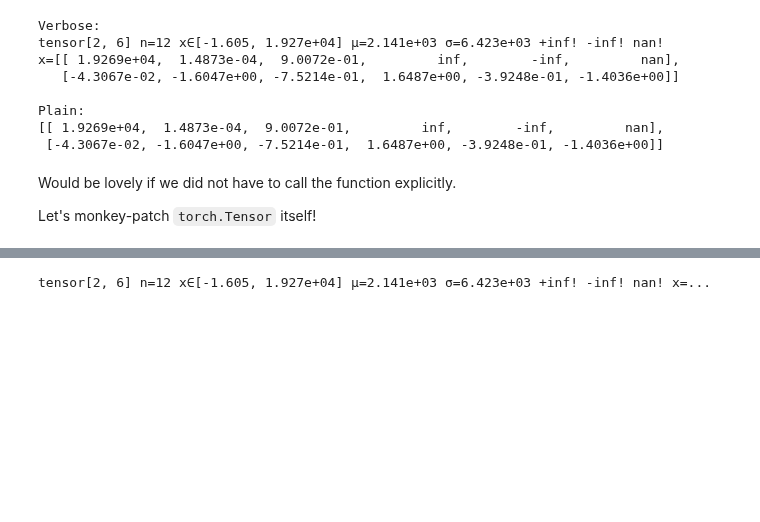
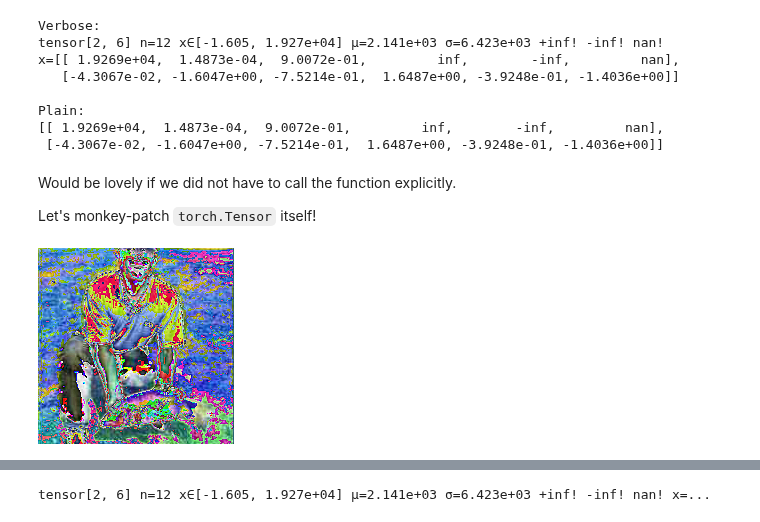
Before and after one commit to xl0/lovely-tensors, a Jupyter notebook: nbs/00_tensors.ipynb, the cells around one changed output, grey strips where cells are left out. Saved outputs shown, nothing was run; the diff lists cells and outputs as text; code cells hidden in the pictures; blank space fills up the shorter version.

```diff
--- a/nbs/00_tensors.ipynb
+++ b/nbs/00_tensors.ipynb
@@ -270,0 +242,24 @@ def monkey_patch(cls=torch.Tensor):
+# %%
+in_stats = { "mean": (0.485, 0.456, 0.406), "std": (0.229, 0.224, 0.225) }
+
+numbers = VF.normalize(VF.center_crop(VF.to_tensor(Image.open("tenchman.jpg")), 196), **in_stats)
+# %%
+# |export
+def rgb(t: torch.Tensor, denorm=None):
+    t = t.clone().squeeze()
+    if t.dim() == 3 and t.shape[0] == 3:
+        # Looks like an RGB image
+
+
+        means = torch.tensor(denorm["mean"] if denorm else (0., 0., 0.,))
+        stds = torch.tensor(denorm["std"] if denorm else (1., 1., 1.,))
+
+
+        assert means.shape == stds.shape == (3,)
+        return Image.fromarray((t.permute(1, 2, 0) * stds + means).mul(255).byte().numpy())
+
+    return None
+# %%
+rgb(numbers)
+# %% [output]
+[figure, added]
```
Also changed, not shown: parts of 11 cells of this notebook, 9 other files.
